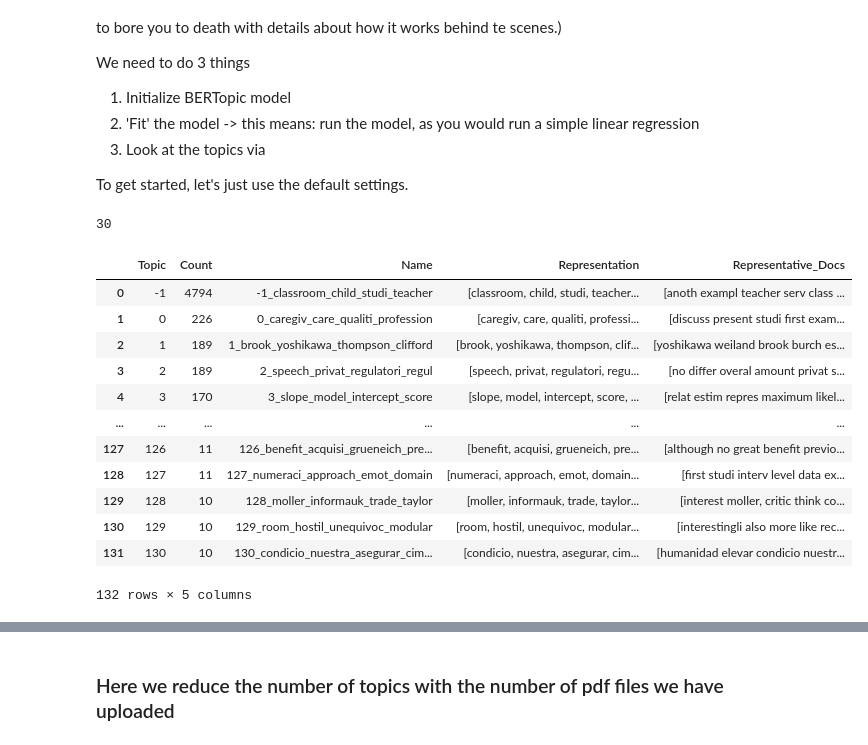
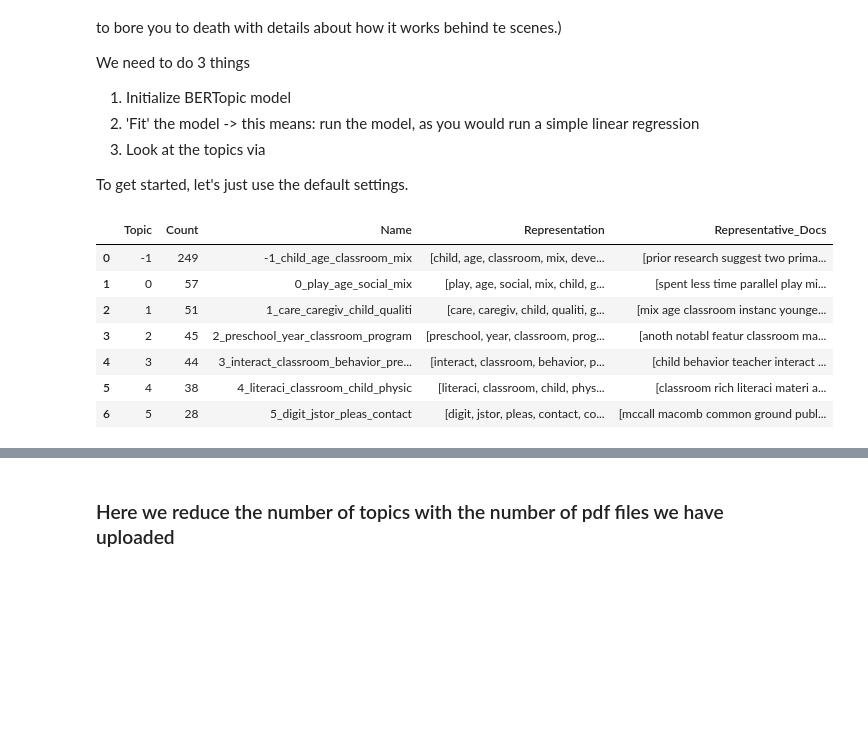
Before and after one commit to sadiksha99/bertopic, a Jupyter notebook: BERTtopic.ipynb, the cells around one changed output, grey strips where cells are left out. Drawn from its saved outputs; the diff is of its cells as text; code cells hidden in the pictures; blank space fills up the shorter version.

```diff
--- a/BERTtopic.ipynb
+++ b/BERTtopic.ipynb
@@ -413,34 +444,24 @@ We need to do 3 things
 3. Look at the topics via
 
 To get started, let's just use the default settings.
-# %%
-unique_filenames_count = df['filename'].nunique()
-print(unique_filenames_count)
-# %% [output]
-30
 # %%
 from bertopic import BERTopic
 from sklearn.feature_extraction.text import TfidfVectorizer
 
 # Initialize BERTopic model
 topic_model = BERTopic(calculate_probabilities=True)
 
 # Fit the model with preprocessed text sentences
-topics, probabilities = topic_model.fit_transform(df['sentence_clean'])
+topics, probabilities = topic_model.fit_transform(df['text_clean'])
 
 # View and inspect topics
 topic_model.get_topic_info()
 # %% [output]
 |  | Topic | Count | Name | Representation | Representative_Docs |
-| 0 | -1 | 4794 | -1_classroom_child_studi_teacher | [classroom, child, studi, teacher... | [anoth exampl teacher serv class ... |
-| 1 | 0 | 226 | 0_caregiv_care_qualiti_profession | [caregiv, care, qualiti, professi... | [discuss present studi first exam... |
-| 2 | 1 | 189 | 1_brook_yoshikawa_thompson_clifford | [brook, yoshikawa, thompson, clif... | [yoshikawa weiland brook burch es... |
-| 3 | 2 | 189 | 2_speech_privat_regulatori_regul | [speech, privat, regulatori, regu... | [no differ overal amount privat s... |
-| 4 | 3 | 170 | 3_slope_model_intercept_score | [slope, model, intercept, score, ... | [relat estim repres maximum likel... |
-| ... | ... | ... | ... | ... | ... |
-| 127 | 126 | 11 | 126_benefit_acquisi_grueneich_pre... | [benefit, acquisi, grueneich, pre... | [although no great benefit previo... |
-| 128 | 127 | 11 | 127_numeraci_approach_emot_domain | [numeraci, approach, emot, domain... | [first studi interv level data ex... |
-| 129 | 128 | 10 | 128_moller_informauk_trade_taylor | [moller, informauk, trade, taylor... | [interest moller, critic think co... |
-| 130 | 129 | 10 | 129_room_hostil_unequivoc_modular | [room, hostil, unequivoc, modular... | [interestingli also more like rec... |
-| 131 | 130 | 10 | 130_condicio_nuestra_asegurar_cim... | [condicio, nuestra, asegurar, cim... | [humanidad elevar condicio nuestr... |
+| 0 | -1 | 249 | -1_child_age_classroom_mix | [child, age, classroom, mix, deve... | [prior research suggest two prima... |
+| 1 | 0 | 57 | 0_play_age_social_mix | [play, age, social, mix, child, g... | [spent less time parallel play mi... |
+| 2 | 1 | 51 | 1_care_caregiv_child_qualiti | [care, caregiv, child, qualiti, g... | [mix age classroom instanc younge... |
+| 3 | 2 | 45 | 2_preschool_year_classroom_program | [preschool, year, classroom, prog... | [anoth notabl featur classroom ma... |
+| 4 | 3 | 44 | 3_interact_classroom_behavior_pre... | [interact, classroom, behavior, p... | [child behavior teacher interact ... |
+| 5 | 4 | 38 | 4_literaci_classroom_child_physic | [literaci, classroom, child, phys... | [classroom rich literaci materi a... |
+| 6 | 5 | 28 | 5_digit_jstor_pleas_contact | [digit, jstor, pleas, contact, co... | [mccall macomb common ground publ... |
-132 rows × 5 columns
```
Also changed, not shown: parts of 26 cells of this notebook, 6 other files.
